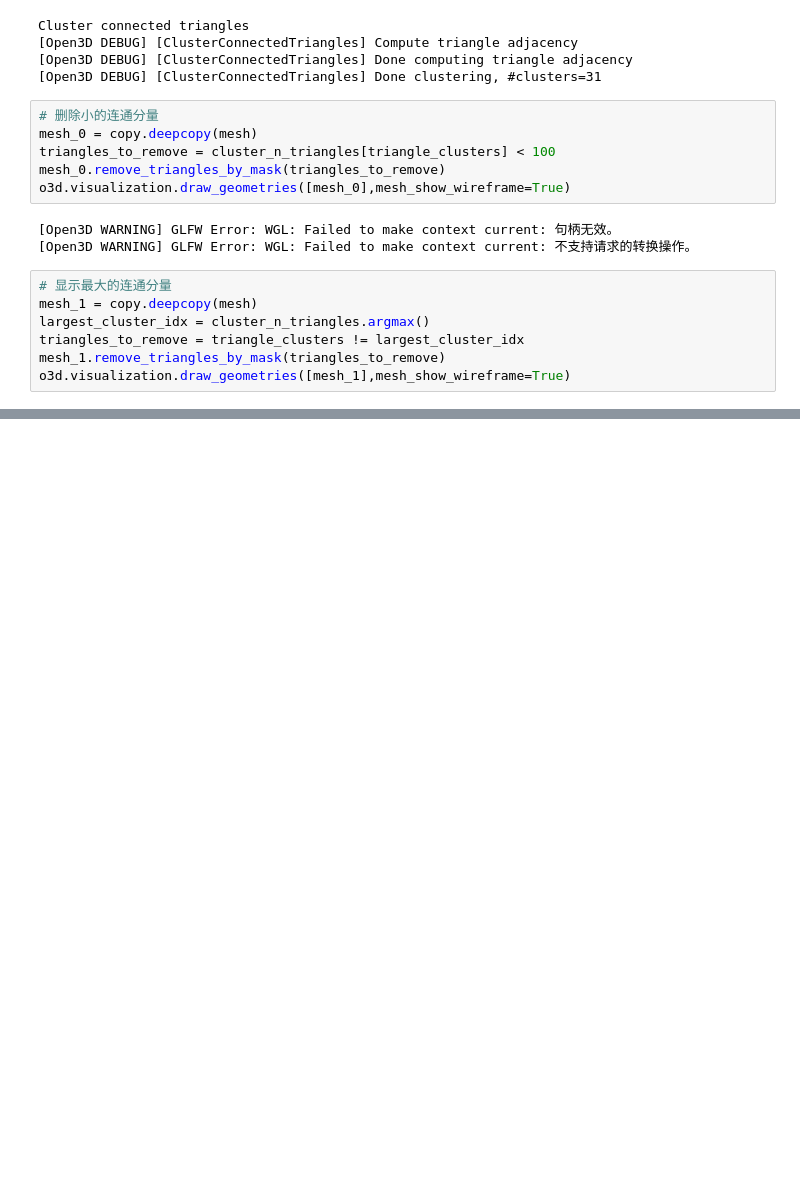
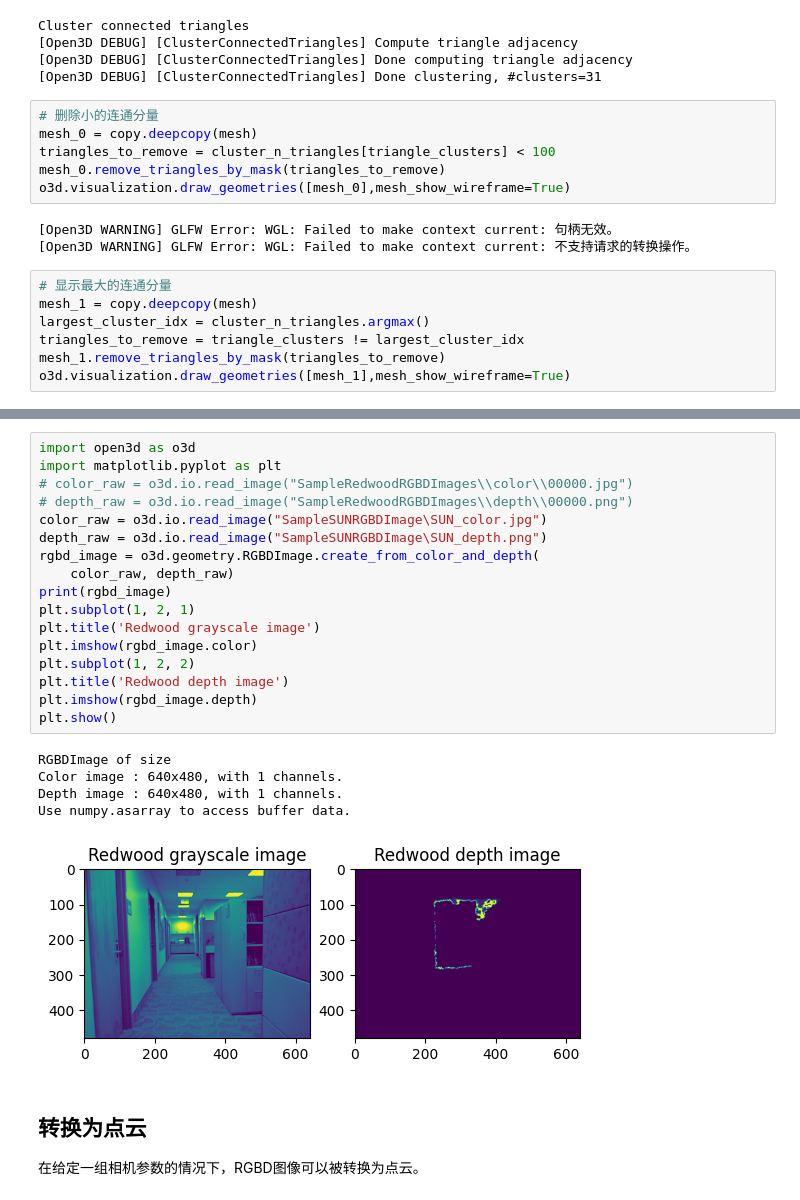
Before and after one commit to Ykiiii/3D_PointCloud_tutorial, a Jupyter notebook: Open3dTutorial_basics.ipynb, the cells around one changed output, grey strips where cells are left out. Saved outputs shown, nothing was run; the diff lists cells and outputs as text; blank space fills up the shorter version.

```diff
--- a/Open3dTutorial_basics.ipynb
+++ b/Open3dTutorial_basics.ipynb
@@ -511,0 +515,26 @@ o3d.visualization.draw_geometries([mesh_1],mesh_show_wireframe=True)
+# %%
+import open3d as o3d
+import matplotlib.pyplot as plt
+# color_raw = o3d.io.read_image("SampleRedwoodRGBDImages\\color\\00000.jpg")
+# depth_raw = o3d.io.read_image("SampleRedwoodRGBDImages\\depth\\00000.png")
+color_raw = o3d.io.read_image("SampleSUNRGBDImage\SUN_color.jpg")
+depth_raw = o3d.io.read_image("SampleSUNRGBDImage\SUN_depth.png")
+rgbd_image = o3d.geometry.RGBDImage.create_from_color_and_depth(
+    color_raw, depth_raw)
+print(rgbd_image)
+plt.subplot(1, 2, 1)
+plt.title('Redwood grayscale image')
+plt.imshow(rgbd_image.color)
+plt.subplot(1, 2, 2)
+plt.title('Redwood depth image')
+plt.imshow(rgbd_image.depth)
+plt.show()
+# %% [output]
+RGBDImage of size
+Color image : 640x480, with 1 channels.
+Depth image : 640x480, with 1 channels.
+Use numpy.asarray to access buffer data.
+[figure, added]
+# %% [markdown]
+## 转换为点云
+在给定一组相机参数的情况下，RGBD图像可以被转换为点云。
```
Also changed, not shown: parts of 4 cells of this notebook, 18 other files.
